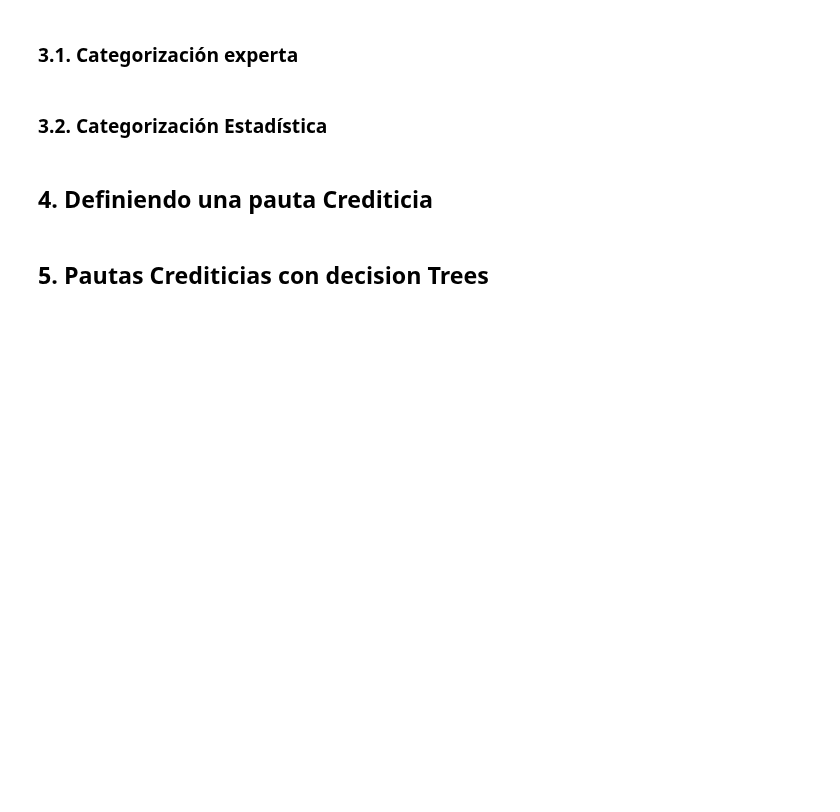
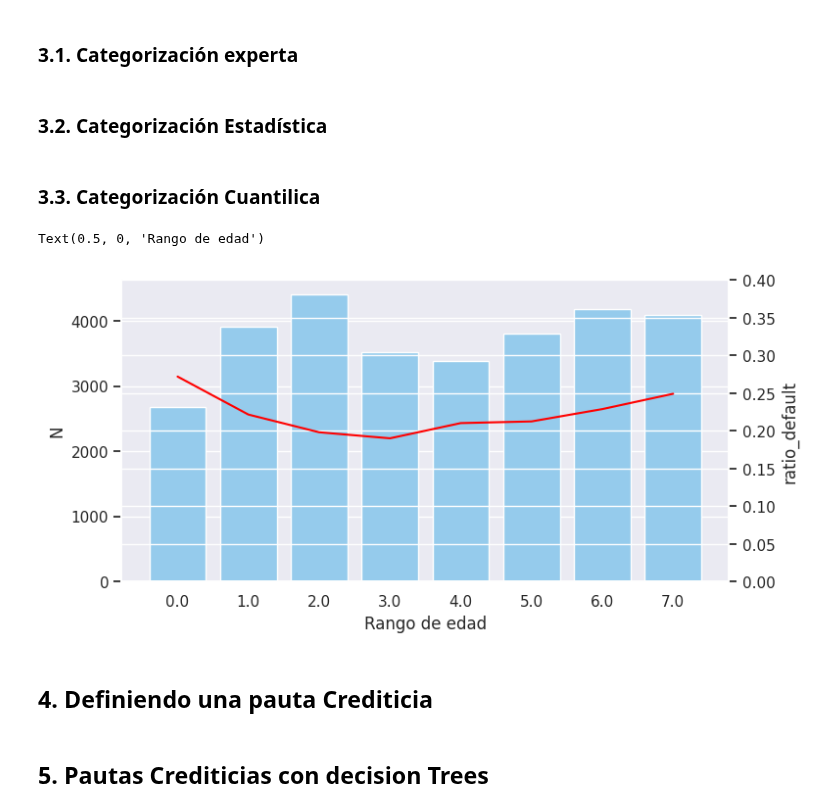
Before and after one commit to JCaballerot/Credit-Scoring, a Jupyter notebook: ExploracionyPautaCrediticia/Lab_Taiwan_Bank.ipynb, the cells around one changed output. Cells and saved outputs as stored; diff of their text form; code cells hidden in the pictures; blank space fills up the shorter version.

```diff
--- a/ExploracionyPautaCrediticia/Lab_Taiwan_Bank.ipynb
+++ b/ExploracionyPautaCrediticia/Lab_Taiwan_Bank.ipynb
@@ -183,10 +195,9 @@ ax.set_xlabel('Rango de edad')
 # %%
 # Discretizar variable
-
 from sklearn.preprocessing import KBinsDiscretizer
 
-pddf['AGE_cat'] = KBinsDiscretizer(n_bins = 10,
+pddf['AGE_cat'] = KBinsDiscretizer(n_bins = 5,
                                    encode = 'ordinal',
-                                   strategy = "quantile").fit_transform(pddf[['AGE']])
+                                   strategy = "uniform").fit_transform(pddf[['AGE']])
 # %%
 sns.displot(pddf['AGE_cat'], palette = 'hls', discrete=True)
@@ -202,3 +208,41 @@ sns.lineplot(data = pddf, x="AGE_cat", y="default", palette = 'hls')
+# %%
+import matplotlib.pyplot as plt
+sns.set(rc={'figure.figsize':(8, 4)})
+
+fig, ax = plt.subplots()
+ax = sns.barplot(data = temp, x = 'AGE_cat', y = 'N', color = 'lightskyblue')
+ax2 = ax.twinx()
+ax2 = sns.lineplot(data = temp, x = 'AGE_cat', y = 'ratio_default', ax = ax2, color = 'red')
+ax2.set_ylim(0, 0.4)
+
+ax.set_xlabel('Rango de edad')
+# %% [markdown]
+### 3.3. Categorización Cuantilica
+# %%
+# Discretizar variable
+from sklearn.preprocessing import KBinsDiscretizer
+
+pddf['AGE_cuant'] = KBinsDiscretizer(n_bins = 8,
+                                   encode = 'ordinal',
+                                   strategy = "quantile").fit_transform(pddf[['AGE']])
+# %%
+temp = pddf.groupby(['AGE_cuant']).agg({"ID":"count", "default" :"mean"}).reset_index()
+temp = temp.rename(columns = {'ID' : 'N', 'default' : 'ratio_default'})
+temp
+# %%
+import matplotlib.pyplot as plt
+sns.set(rc={'figure.figsize':(8, 4)})
+
+fig, ax = plt.subplots()
+ax = sns.barplot(data = temp, x = 'AGE_cuant', y = 'N', color = 'lightskyblue')
+ax2 = ax.twinx()
+ax2 = sns.lineplot(data = temp, x = 'AGE_cuant', y = 'ratio_default', ax = ax2, color = 'red')
+ax2.set_ylim(0, 0.4)
+
+ax.set_xlabel('Rango de edad')
+# %% [output]
+Text(0.5, 0, 'Rango de edad')
+[figure, added]
 # %% [markdown]
 ## 4. Definiendo una pauta Crediticia
 # %% [markdown]
```
Also changed, not shown: parts of 8 cells of this notebook.
